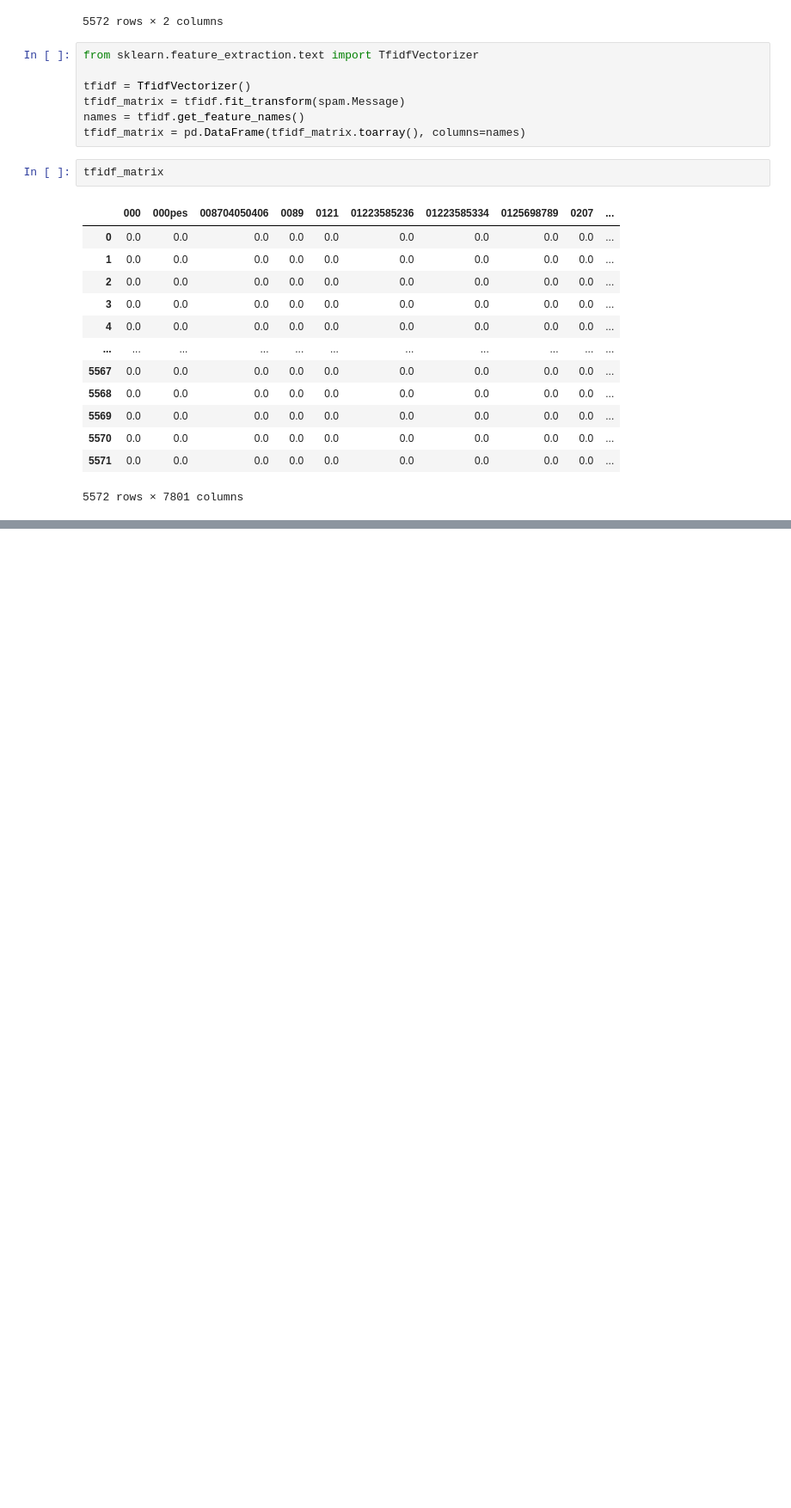
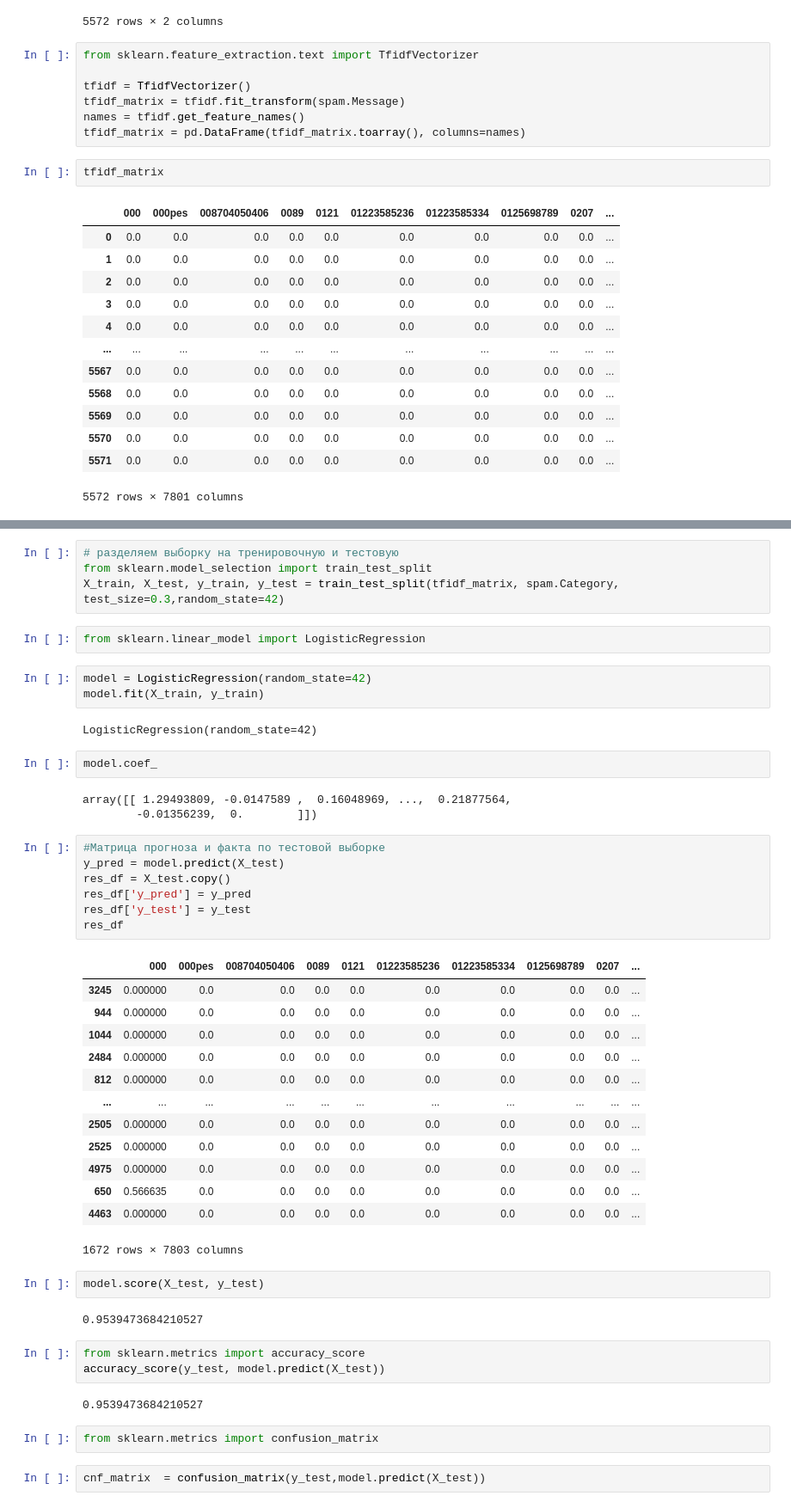
Before and after one commit to IngvarL/pudo-20, a Jupyter notebook: stat_case_study/stat_case_study.ipynb, the cells around one changed output, grey strips where cells are left out. Shown: that part at 86% size. Cells and saved outputs as stored; diff of their text form; blank space fills up the shorter version.

```diff
--- a/stat_case_study/stat_case_study.ipynb
+++ b/stat_case_study/stat_case_study.ipynb
@@ -320,0 +334,50 @@ tfidf_matrix
+# %%
+# разделяем выборку на тренировочную и тестовую
+from sklearn.model_selection import train_test_split
+X_train, X_test, y_train, y_test = train_test_split(tfidf_matrix, spam.Category, test_size=0.3,random_state=42)
+# %%
+from sklearn.linear_model import LogisticRegression
+# %%
+model = LogisticRegression(random_state=42)
+model.fit(X_train, y_train)
+# %% [output]
+LogisticRegression(random_state=42)
+# %%
+model.coef_
+# %% [output]
+array([[ 1.29493809, -0.0147589 ,  0.16048969, ...,  0.21877564,
+        -0.01356239,  0.        ]])
+# %%
+#Матрица прогноза и факта по тестовой выборке
+y_pred = model.predict(X_test)
+res_df = X_test.copy()
+res_df['y_pred'] = y_pred
+res_df['y_test'] = y_test
+res_df
+# %% [output]
+|  | 000 | 000pes | 008704050406 | 0089 | 0121 | 01223585236 | 01223585334 | 0125698789 | 0207 | ... |
+| 3245 | 0.000000 | 0.0 | 0.0 | 0.0 | 0.0 | 0.0 | 0.0 | 0.0 | 0.0 | ... |
+| 944 | 0.000000 | 0.0 | 0.0 | 0.0 | 0.0 | 0.0 | 0.0 | 0.0 | 0.0 | ... |
+| 1044 | 0.000000 | 0.0 | 0.0 | 0.0 | 0.0 | 0.0 | 0.0 | 0.0 | 0.0 | ... |
+| 2484 | 0.000000 | 0.0 | 0.0 | 0.0 | 0.0 | 0.0 | 0.0 | 0.0 | 0.0 | ... |
+| 812 | 0.000000 | 0.0 | 0.0 | 0.0 | 0.0 | 0.0 | 0.0 | 0.0 | 0.0 | ... |
+| ... | ... | ... | ... | ... | ... | ... | ... | ... | ... | ... |
+| 2505 | 0.000000 | 0.0 | 0.0 | 0.0 | 0.0 | 0.0 | 0.0 | 0.0 | 0.0 | ... |
+| 2525 | 0.000000 | 0.0 | 0.0 | 0.0 | 0.0 | 0.0 | 0.0 | 0.0 | 0.0 | ... |
+| 4975 | 0.000000 | 0.0 | 0.0 | 0.0 | 0.0 | 0.0 | 0.0 | 0.0 | 0.0 | ... |
+| 650 | 0.566635 | 0.0 | 0.0 | 0.0 | 0.0 | 0.0 | 0.0 | 0.0 | 0.0 | ... |
+| 4463 | 0.000000 | 0.0 | 0.0 | 0.0 | 0.0 | 0.0 | 0.0 | 0.0 | 0.0 | ... |
+1672 rows × 7803 columns
+# %%
+model.score(X_test, y_test)
+# %% [output]
+0.9539473684210527
+# %%
+from sklearn.metrics import accuracy_score
+accuracy_score(y_test, model.predict(X_test))
+# %% [output]
+0.9539473684210527
+# %%
+from sklearn.metrics import confusion_matrix
+# %%
+cnf_matrix  = confusion_matrix(y_test,model.predict(X_test))
```
Also changed, not shown: parts of 10 cells of this notebook.
